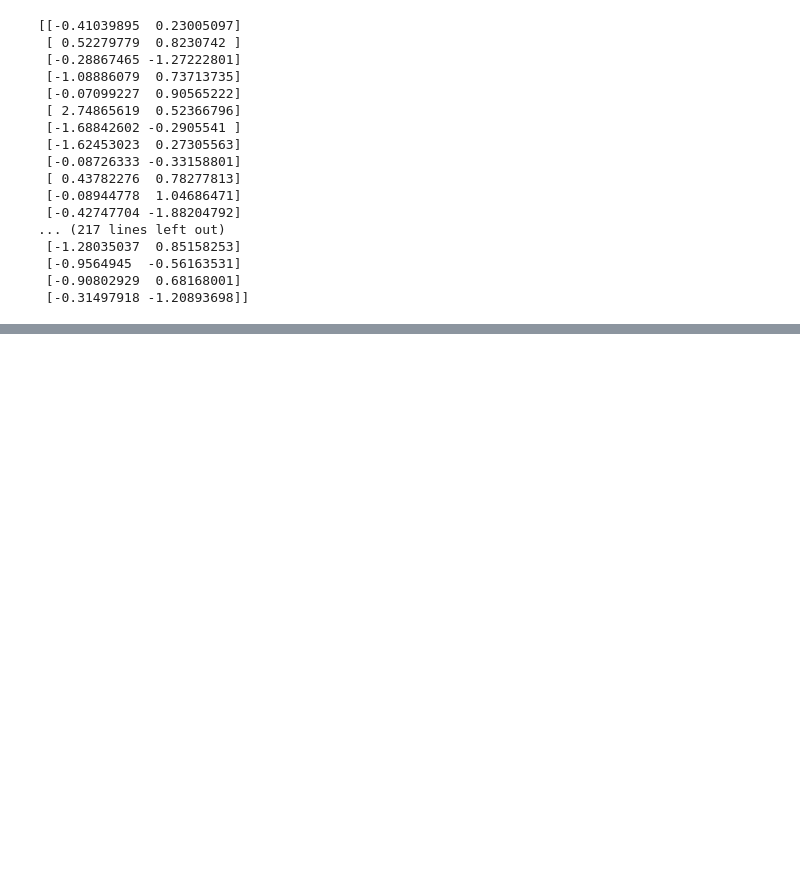
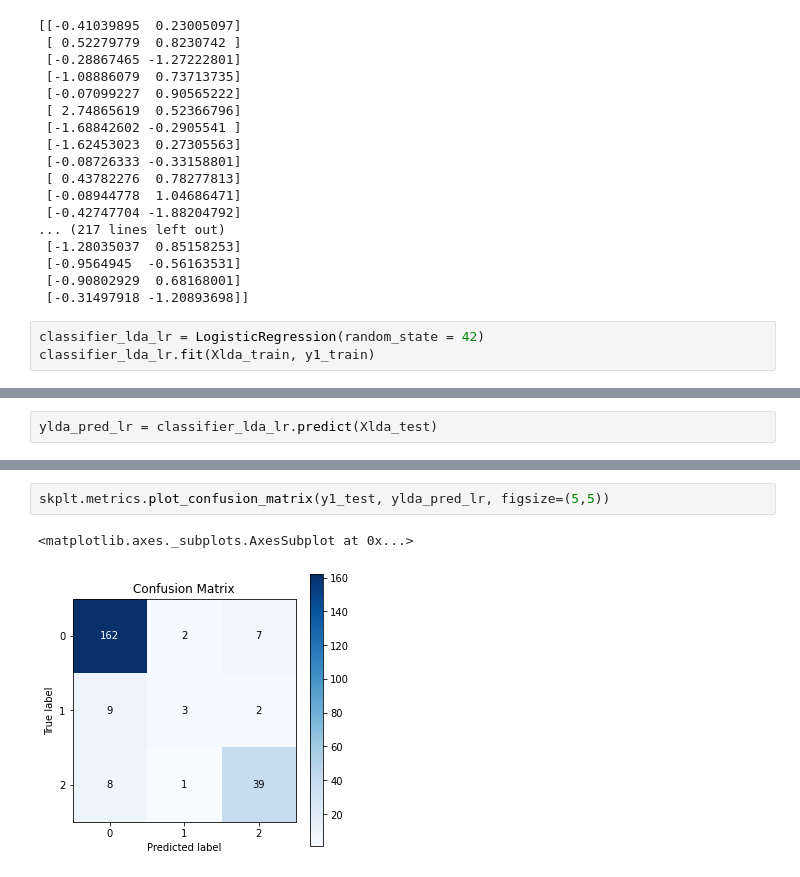
Before and after one commit to DSEI21000-S21/project-clustering-geological-samples, a Jupyter notebook: Project_notebook_final_JatinJain.ipynb, the cells around one changed output, grey strips where cells are left out. Saved outputs shown, nothing was run; the diff lists cells and outputs as text; blank space fills up the shorter version.

Commit message:
Logistic regression for LDA
Logistic regression for LDA - Plots for training set, testing set and confusion matrix along with accuracy

```diff
--- a/Project_notebook_final_JatinJain.ipynb
+++ b/Project_notebook_final_JatinJain.ipynb
@@ -687,3 +687,6 @@ print(Xlda_test)
  [-0.9564945  -0.56163531]
  [-0.90802929  0.68168001]
  [-0.31497918 -1.20893698]]
+# %%
+classifier_lda_lr = LogisticRegression(random_state = 42)
+classifier_lda_lr.fit(Xlda_train, y1_train)
@@ -689,0 +699,2 @@ print(Xlda_test)
+# %%
+ylda_pred_lr = classifier_lda_lr.predict(Xlda_test)
@@ -689,0 +724,5 @@ print(Xlda_test)
+# %%
+skplt.metrics.plot_confusion_matrix(y1_test, ylda_pred_lr, figsize=(5,5))
+# %% [output]
+<matplotlib.axes._subplots.AxesSubplot at 0x...>
+[figure, added]
```
Also changed, not shown: parts of 5 cells of this notebook.
